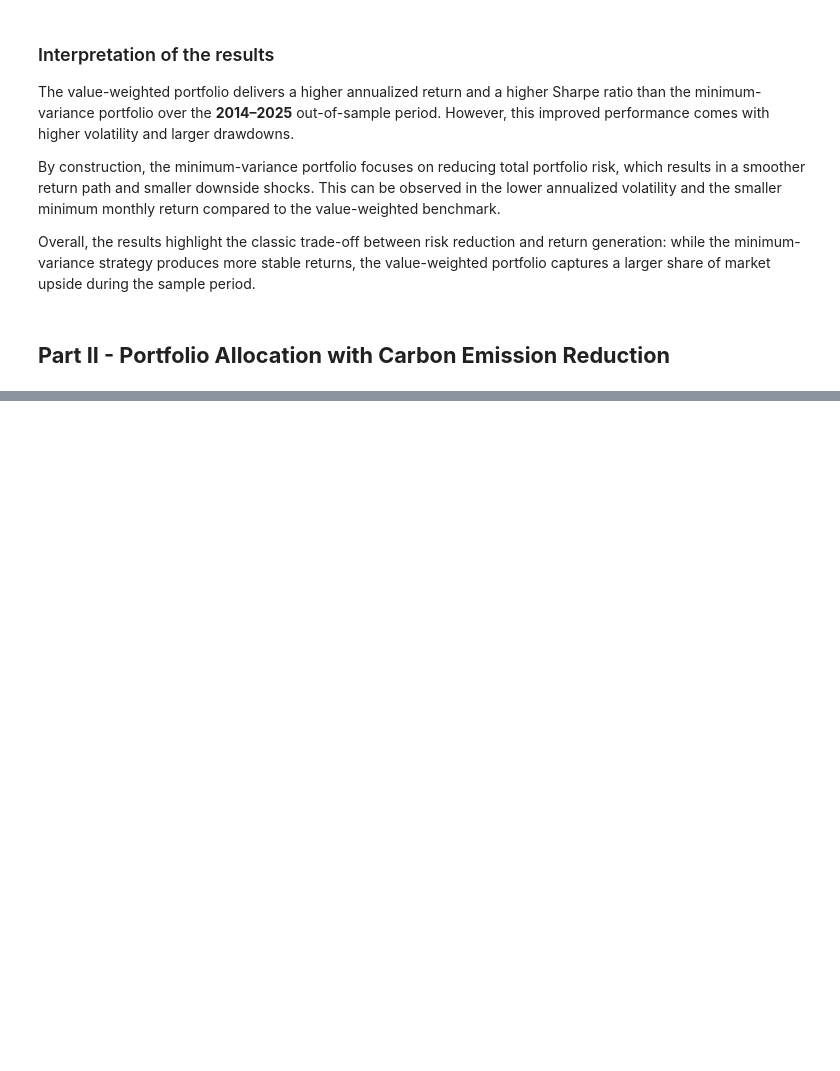
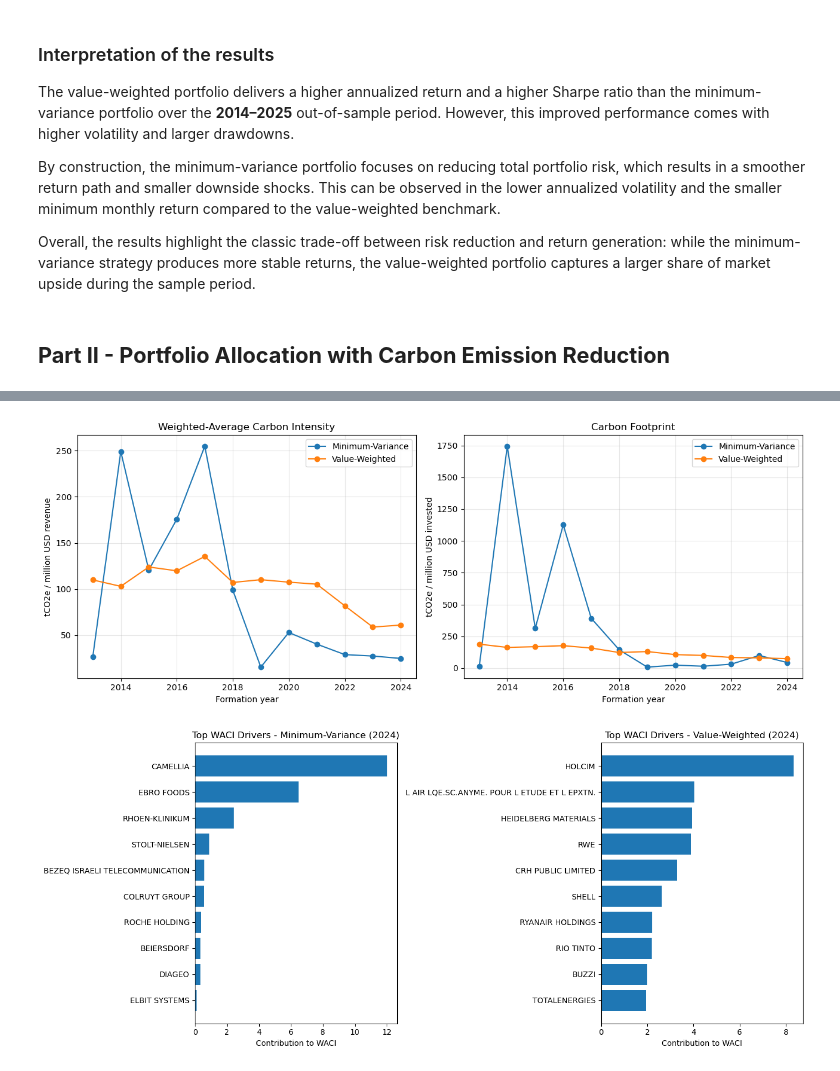
Before and after one commit to BottiAlessandro/SAAM-Project, a Jupyter notebook: notebooks/saam_analysis.ipynb, the cells around one changed output, grey strips where cells are left out. Drawn from its saved outputs; the diff is of its cells as text; code cells hidden in the pictures; blank space fills up the shorter version.

```diff
--- a/notebooks/saam_analysis.ipynb
+++ b/notebooks/saam_analysis.ipynb
@@ -860,7 +904,8 @@ else:
 investment = pd.read_csv(OUT_DIR / "investment_set_sizes.csv")
 monthly = pd.read_csv(OUT_DIR / "minvar_monthly_returns.csv")
 cumulative = pd.read_csv(OUT_DIR / "minvar_cumulative_returns.csv")
-weights = pd.read_csv(OUT_DIR / "minvar_weights_by_year_long.csv")
+# Use the weights already computed in Section 2.2 instead of re-reading a long audit CSV
+weights = weights_by_year_long.copy()
 summary = pd.read_csv(OUT_DIR / "minvar_summary_stats.csv")
 
 monthly["date"] = pd.to_datetime(monthly["date"])
@@ -1322,0 +1620,41 @@ Overall, the results highlight the classic trade-off between risk reduction and
+# %%
+fig, axes = plt.subplots(1, 2, figsize=(13, 5))
+
+for strategy, data in baseline_carbon_metrics.groupby("strategy"):
+    axes[0].plot(data["formation_year"], data["WACI"], marker="o", label=strategy)
+    axes[1].plot(data["formation_year"], data["carbon_footprint"], marker="o", label=strategy)
+
+axes[0].set_title("Weighted-Average Carbon Intensity")
+axes[0].set_xlabel("Formation year")
+axes[0].set_ylabel("tCO2e / million USD revenue")
+axes[0].grid(True, alpha=0.3)
+
+axes[1].set_title("Carbon Footprint")
+axes[1].set_xlabel("Formation year")
+axes[1].set_ylabel("tCO2e / million USD invested")
+axes[1].grid(True, alpha=0.3)
+
+for ax in axes:
+    ax.legend()
+
+plt.tight_layout()
+plt.savefig(output_dir / "graph_baseline_waci_cf.png", dpi=300, bbox_inches="tight")
+plt.show()
+
+latest_top10 = top10_waci_drivers[top10_waci_drivers["formation_year"] == latest_year].copy()
+
+fig, axes = plt.subplots(1, 2, figsize=(14, 6))
+
+for ax, strategy in zip(axes, ["Minimum-Variance", "Value-Weighted"]):
+    data = latest_top10[latest_top10["strategy"] == strategy].copy()
+    data = data.sort_values("WACI_contribution", ascending=True)
+    ax.barh(data["NAME"], data["WACI_contribution"])
+    ax.set_title(f"Top WACI Drivers - {strategy} ({latest_year})")
+    ax.set_xlabel("Contribution to WACI")
+
+plt.tight_layout()
+plt.savefig(output_dir / "graph_top10_waci_drivers_latest_year.png", dpi=300, bbox_inches="tight")
+plt.show()
+# %% [output]
+[figure, added]
+[figure, added]
```
Also changed, not shown: parts of 29 cells of this notebook, 33 other files.
